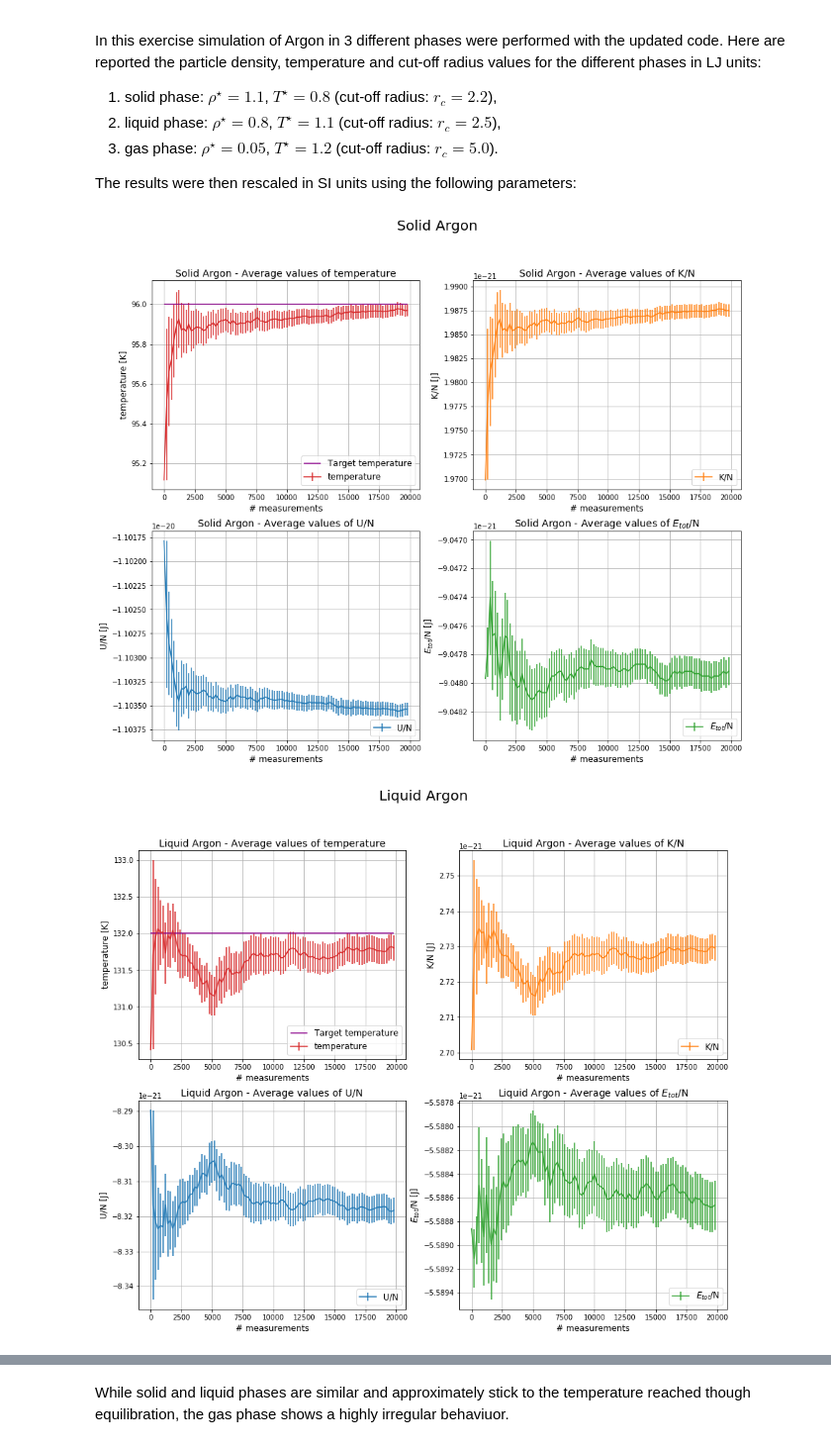
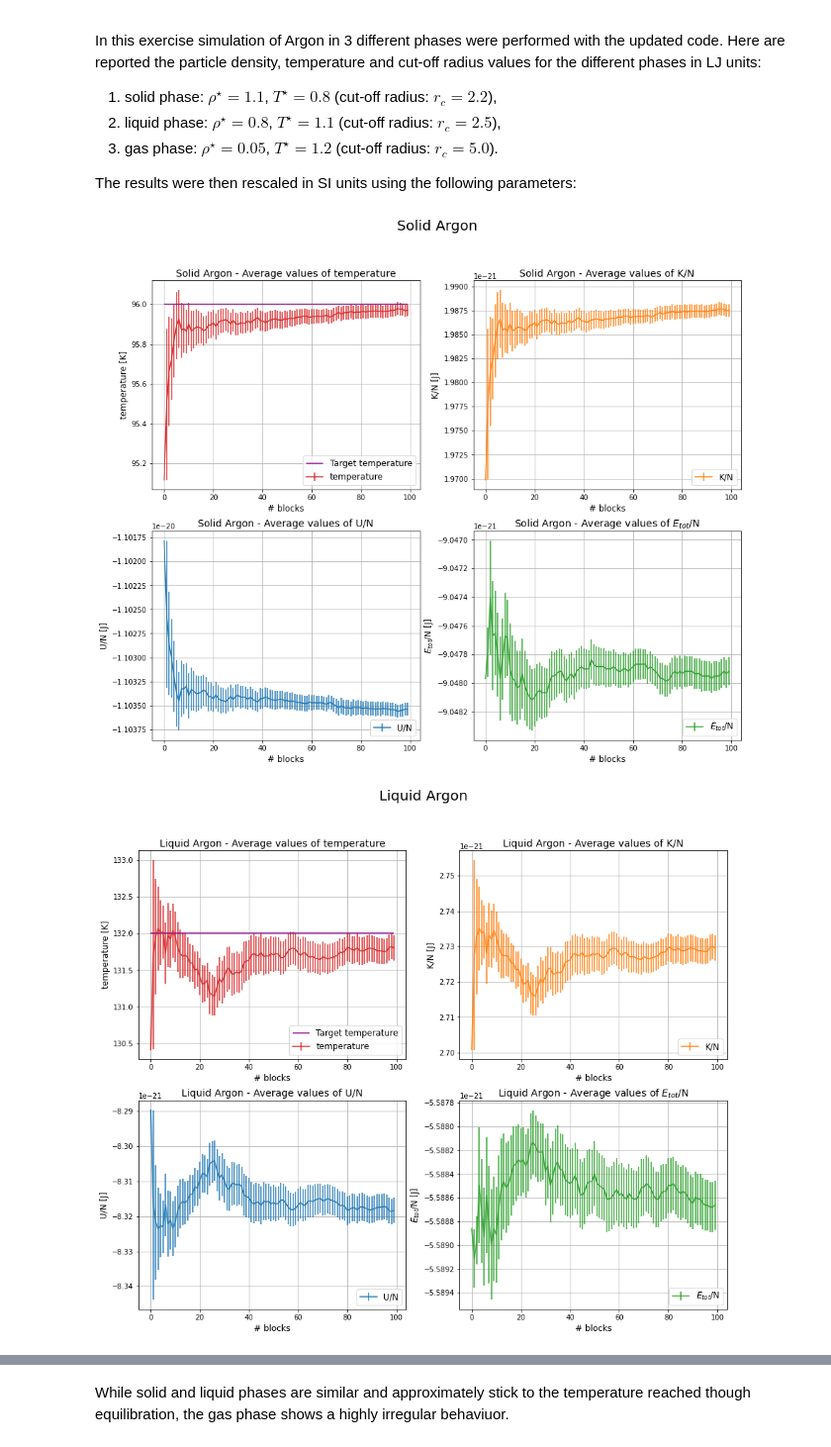
Before and after one commit to efosc/lsn_exercises, a Jupyter notebook: exercise04/exercise04.ipynb, the cells around one changed output, grey strips where cells are left out. Shown at 99% size. Drawn from its saved outputs; the diff is of its cells as text; code cells hidden in the pictures.

```diff
--- a/exercise04/exercise04.ipynb
+++ b/exercise04/exercise04.ipynb
@@ -153,7 +153,7 @@ The code was further modified using the data blocking method to evaluate the ave
 ## 100 blocks, 2000 steps in each  block -> 200 measures per block
 N=100
 x = np.arange(N)
-x *= 200
+#x *= 200
 
 ##Reading
 temp_ave = np.loadtxt( './Solid/temp_blocks_forseok2_afterequi.dat',max_rows=N, usecols=2)
@@ -176,7 +176,7 @@ for i in range(4):
     plt.errorbar(x, ave[i], err_ave[i], label=names[i] , color=colors[i])
     if (i==0):
         plt.hlines(0.8, xmin=min(x), xmax=max(x),label="Target temperature",color="darkmagenta")
-    plt.xlabel('# measurements',size=14)
+    plt.xlabel('# blocks',size=14)
     plt.ylabel( names[i] + ' in LJ units',size=14)
     plt.title("Average values of " + names[i] + " after equilibration", size=14)
     if(i==2 or i==3):
@@ -214,7 +214,7 @@ m=39.948*amu
 # %%
 N=100
 x = np.arange(N)
-x *= 200 ## 2000 step, quindi 200 misure in ogni blocco
+#x *= 200 ## 2000 step, quindi 200 misure in ogni blocco
 
 names = ["Solid", "Liquid" , "Gas"]
 obs = ["temperature", "K/N", "U/N", "$E_{tot}$/N"]
@@ -242,33 +242,33 @@ for p in range(3):
         ekin_ave = np.loadtxt( './'+names[p]+'/ekin_blocks_forseok2_afterequi.dat',max_rows=N, usecols=2)
         err_ekin = np.loadtxt( './'+names[p]+'/ekin_blocks_forseok2_afterequi.dat',max_rows=N, usecols=3)
     averages = [temp_ave, ekin_ave , epot_ave, etot_ave]
     err = [err_temp, err_ekin, err_epot, err_etot ]
 
 ##Rescaling
     for i in range(4):
         if(i==0): ##temperature
             averages[i] *= epsilon/k_B
             err[i] *= epsilon/k_B
         else:  ##energy
             averages[i] *= epsilon
             err[i] *= epsilon
 
     ##Plot
     plt.figure(figsize=(15,12))
     plt.suptitle( names[p] + " Argon", size=20)
 
     for i in range(4):
         plt.subplot(2,2, i+1)
         plt.errorbar(x,averages[i], err[i], label=obs[i], color=colors[i])
         if(i==0):
             plt.hlines(lines[p]*epsilon/k_B, xmin=min(x), xmax=max(x),label="Target temperature",color="darkmagenta")
             plt.ylabel( obs[i] + " [K]", size=12)
         else:
             plt.ylabel(obs[i] + " [J]", size=12)
-        plt.xlabel('# measurements',size=12)
+        plt.xlabel('# blocks',size=12)
         plt.title(names[p] + " Argon - Average values of " + obs[i], size=14)
         plt.legend(loc="lower right" , fontsize=12)
         plt.grid(True)
 # %% [output]
-[figure, old version]
+[figure, new version]
-[figure, old version]
+[figure, new version]
```
Also changed, not shown: parts of 5 cells of this notebook, 10 other files.
